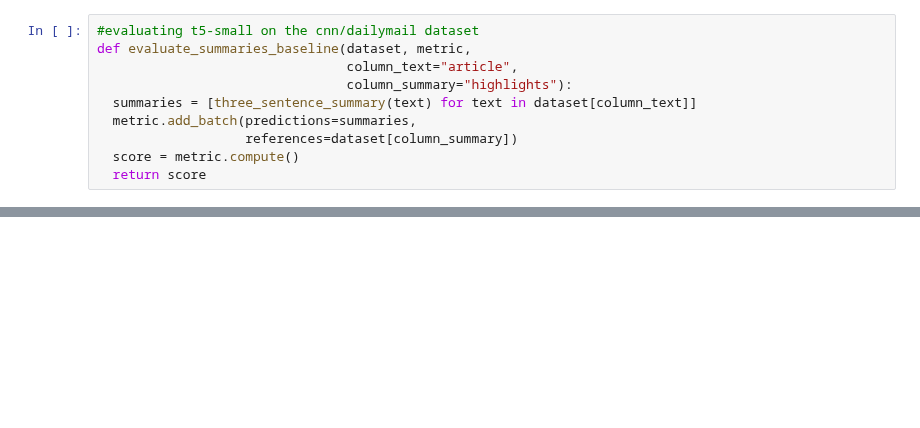
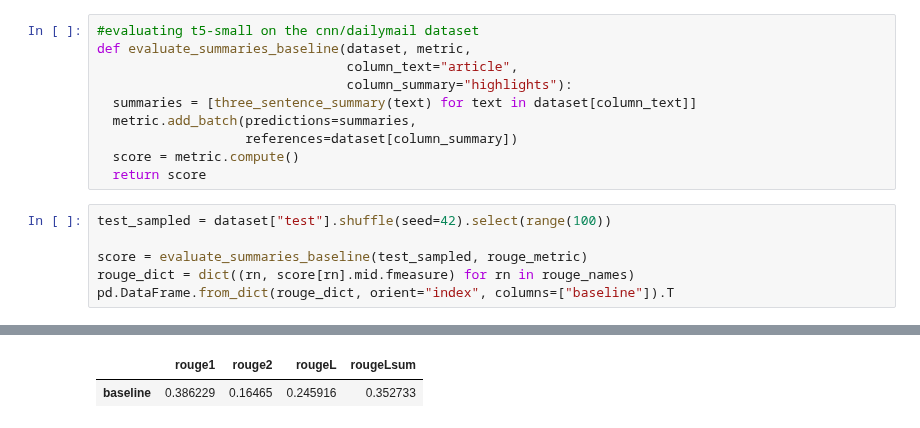
Before and after one commit to JimmyCai91/CVML, a Jupyter notebook: huggingface-summarization.ipynb, the cells around one changed output, grey strips where cells are left out. Cells and saved outputs as stored; diff of their text form; blank space fills up the shorter version.

```diff
--- a/huggingface-summarization.ipynb
+++ b/huggingface-summarization.ipynb
@@ -172,3 +184,10 @@ def evaluate_summaries_baseline(dataset, metric,
                    references=dataset[column_summary])
   score = metric.compute()
   return score
+# %%
+test_sampled = dataset["test"].shuffle(seed=42).select(range(100))
+
+score = evaluate_summaries_baseline(test_sampled, rouge_metric)
+rouge_dict = dict((rn, score[rn].mid.fmeasure) for rn in rouge_names)
+pd.DataFrame.from_dict(rouge_dict, orient="index", columns=["baseline"]).T
+# %% [output]
@@ -174,0 +195,2 @@ def evaluate_summaries_baseline(dataset, metric,
+|  | rouge1 | rouge2 | rougeL | rougeLsum |
+| baseline | 0.386229 | 0.16465 | 0.245916 | 0.352733 |
```
Also changed, not shown: parts of 30 cells of this notebook.
